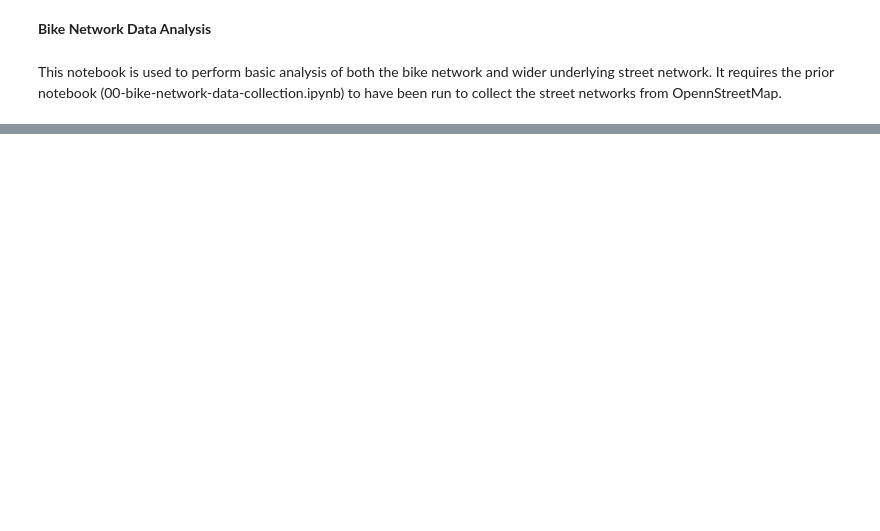
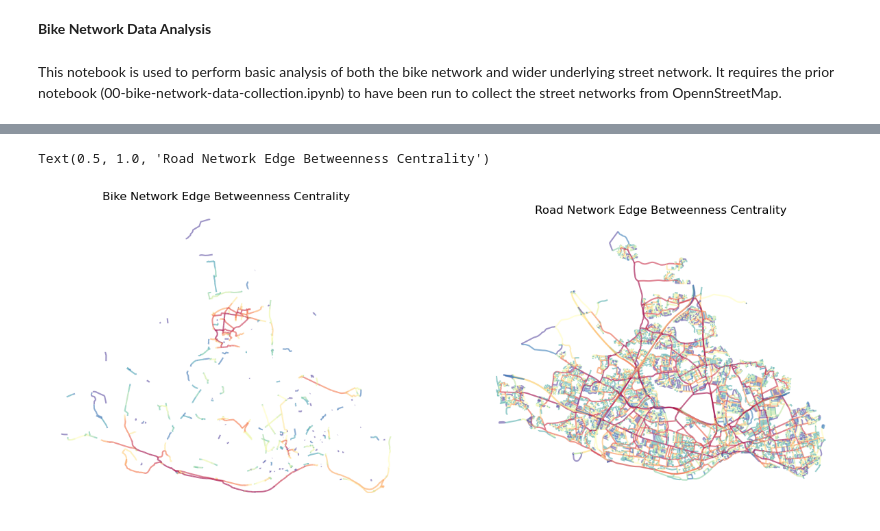
Before and after one commit to Froguin99/bikeNetworksEDA, a Jupyter notebook: 01-bike-network-data-analysis.ipynb, the cells around one changed output, grey strips where cells are left out. Cells and saved outputs as stored; diff of their text form; code cells hidden in the pictures; blank space fills up the shorter version.

```diff
--- a/01-bike-network-data-analysis.ipynb
+++ b/01-bike-network-data-analysis.ipynb
@@ -256,0 +305,23 @@ plt.show()
+# %%
+# calculate edge based betweenness centrality
+
+primal_bike = momepy.betweenness_centrality(primal_bike, name='betweenness_metric_e', mode='edges', weight='mm_len')
+
+primal_road = momepy.betweenness_centrality(primal_road, name='betweenness_metric_e', mode='edges', weight='mm_len')
+
+# plots
+
+primal_bike_edges = momepy.nx_to_gdf(primal_bike, points=False)
+f, ax = plt.subplots(1,2, figsize=(15, 15))
+primal_bike_edges.plot(column='betweenness_metric_e', cmap='Spectral_r', scheme='quantiles', k=15, alpha=0.6, ax=ax[0])
+ax[0].set_axis_off()
+ax[0].set_title('Bike Network Edge Betweenness Centrality')
+
+
+primal_road_edges = momepy.nx_to_gdf(primal_road, points=False)
+primal_road_edges.plot(column='betweenness_metric_e', cmap='Spectral_r', scheme='quantiles', k=15, alpha=0.6, ax=ax[1])
+ax[1].set_axis_off()
+ax[1].set_title('Road Network Edge Betweenness Centrality')
+# %% [output]
+Text(0.5, 1.0, 'Road Network Edge Betweenness Centrality')
+[figure, added]
```
Also changed, not shown: parts of 14 cells of this notebook.
